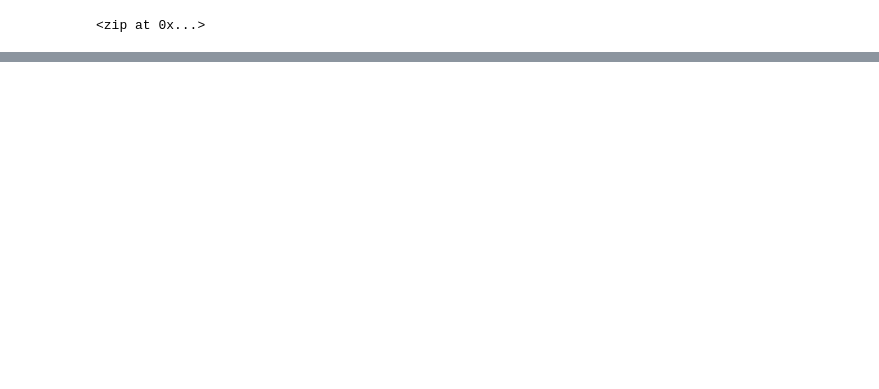
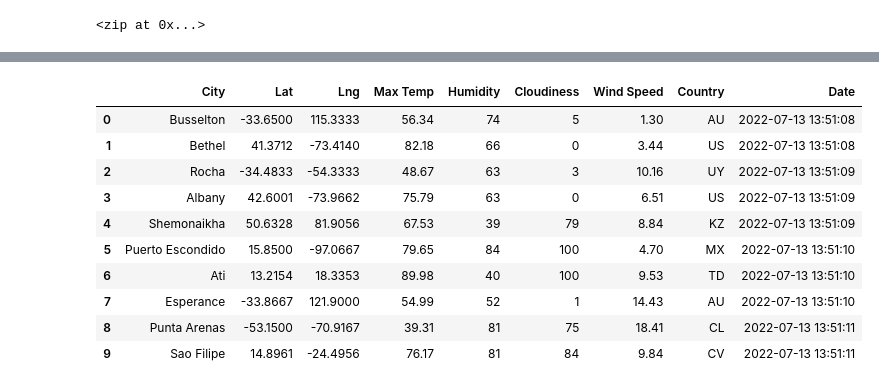
Before and after one commit to clarkb21/World_Weather_Analysis, a Jupyter notebook: WeatherPy.ipynb, the cells around one changed output, grey strips where cells are left out. Saved outputs shown, nothing was run; the diff lists cells and outputs as text; code cells hidden in the pictures; blank space fills up the shorter version.

Commit message:
Adding weather data

```diff
--- a/WeatherPy.ipynb
+++ b/WeatherPy.ipynb
@@ -32,0 +43,3 @@ len(cities)
+# %%
+# Starting URL for Weather Map API Call.
+url = "http://api.openweathermap.org/data/2.5/weather?units=Imperial&APPID=" + weather_api_key
@@ -32,0 +138,16 @@ len(cities)
+# %%
+# Convert the array of dictionaries to a Pandas DataFrame.
+city_data_df = pd.DataFrame(city_data)
+city_data_df.head(10)
+# %% [output]
+|  | City | Lat | Lng | Max Temp | Humidity | Cloudiness | Wind Speed | Country | Date |
+| 0 | Busselton | -33.6500 | 115.3333 | 56.34 | 74 | 5 | 1.30 | AU | 2022-07-13 13:51:08 |
+| 1 | Bethel | 41.3712 | -73.4140 | 82.18 | 66 | 0 | 3.44 | US | 2022-07-13 13:51:08 |
+| 2 | Rocha | -34.4833 | -54.3333 | 48.67 | 63 | 3 | 10.16 | UY | 2022-07-13 13:51:09 |
+| 3 | Albany | 42.6001 | -73.9662 | 75.79 | 63 | 0 | 6.51 | US | 2022-07-13 13:51:09 |
+| 4 | Shemonaikha | 50.6328 | 81.9056 | 67.53 | 39 | 79 | 8.84 | KZ | 2022-07-13 13:51:09 |
+| 5 | Puerto Escondido | 15.8500 | -97.0667 | 79.65 | 84 | 100 | 4.70 | MX | 2022-07-13 13:51:10 |
+| 6 | Ati | 13.2154 | 18.3353 | 89.98 | 40 | 100 | 9.53 | TD | 2022-07-13 13:51:10 |
+| 7 | Esperance | -33.8667 | 121.9000 | 54.99 | 52 | 1 | 14.43 | AU | 2022-07-13 13:51:10 |
+| 8 | Punta Arenas | -53.1500 | -70.9167 | 39.31 | 81 | 75 | 18.41 | CL | 2022-07-13 13:51:11 |
+| 9 | Sao Filipe | 14.8961 | -24.4956 | 76.17 | 81 | 84 | 9.84 | CV | 2022-07-13 13:51:11 |
```
Also changed, not shown: parts of 5 cells of this notebook, 3 other files.
